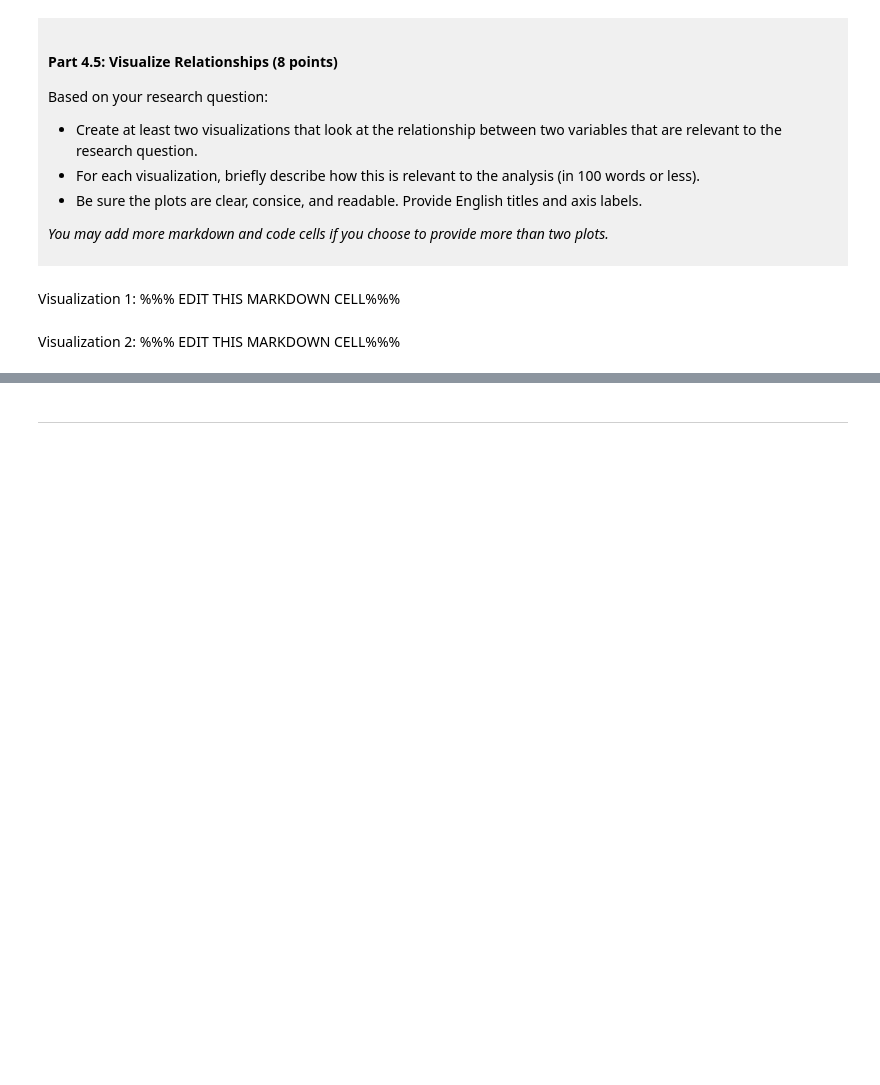
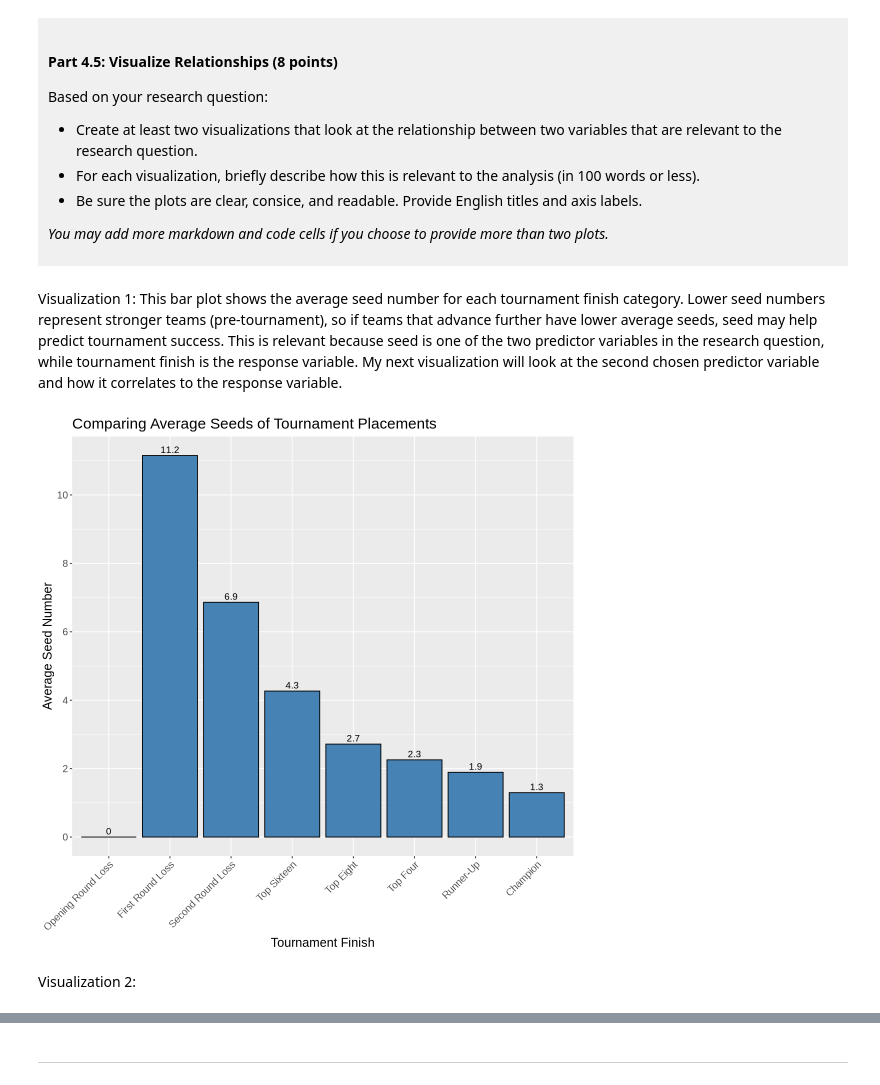
Before and after one commit to vjm1111/dsci-100-project-victoria-mah, a Jupyter notebook: dsci-100-project-notebook.ipynb, the cells around one changed output, grey strips where cells are left out. Drawn from its saved outputs; the diff is of its cells as text; code cells hidden in the pictures; blank space fills up the shorter version.

```diff
--- a/dsci-100-project-notebook.ipynb
+++ b/dsci-100-project-notebook.ipynb
@@ -319,9 +379,26 @@ Based on your research question:
 *You may add more markdown and code cells if you choose to provide more than two plots.*
 </div>
 # %% [markdown]
-Visualization 1: %%% EDIT THIS MARKDOWN CELL%%%
+Visualization 1:
+This bar plot shows the average seed number for each tournament finish category. Lower seed numbers represent stronger teams (pre-tournament), so if teams that advance further have lower average seeds, seed may help predict tournament success. This is relevant because seed is one of the two predictor variables in the research question, while tournament finish is the response variable. My next visualization will look at the second chosen predictor variable and how it correlates to the response variable.
 # %%
-### EDIT THIS CODE CELL FOR VISUALIZATION 1###
+avg_seed <- tidy_basketball |> #create new table from tidy data
+  group_by(tourney_finish) |> # group rows by tourney finish place
+  summarise(mean_seed = mean(seed, na.rm = TRUE)) #calculate mean seed number for each group
+
+visualization1 <- ggplot(avg_seed, aes(x = tourney_finish, y = mean_seed)) + #plot data, set x and y variables
+  geom_col(fill = "steelblue", color = "black") + #set bar colors and outlines
+  scale_x_discrete(limits = c("opening_round_loss", "first_round_loss", "second_round_loss", "top_16_loss", "top_8_loss","top_4_loss", "top_2_loss", "champ"),labels = rev(c(
+    "Champion","Runner-Up","Top Four","Top Eight", "Top Sixteen","Second Round Loss","First Round Loss", "Opening Round Loss")))+ #setting order of variables and renaming variables
+  labs(title = "Comparing Average Seeds of Tournament Placements",x = "Tournament Finish",y = "Average Seed Number") + #setting titles
+  geom_text(aes(label = paste0(round(mean_seed, 1))),vjust = -0.4,size = 4) + # adding value labels to the bar graph
+  theme(axis.text.x = element_text(angle = 45, hjust = 1))+ #tilting x axis labels
+  theme(text = element_text(size = 15))+ #setting text size
+  scale_y_continuous(breaks = seq(0, 12, by = 2))# setting y axis increments
+
+visualization1
+# %% [output]
+[figure, added]
 # %% [markdown]
-Visualization 2: %%% EDIT THIS MARKDOWN CELL%%%
+Visualization 2:
 # %%
```
Also changed, not shown: parts of 9 cells of this notebook.
